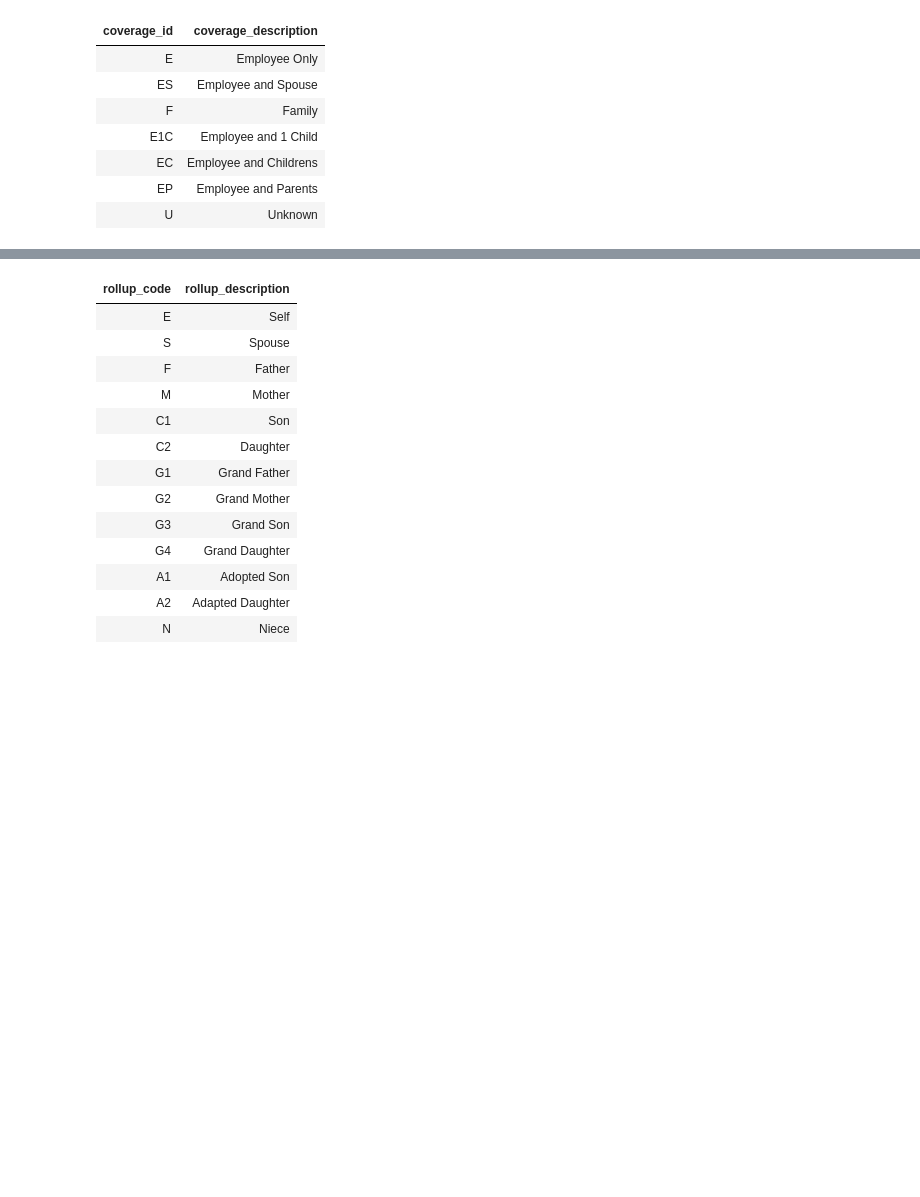
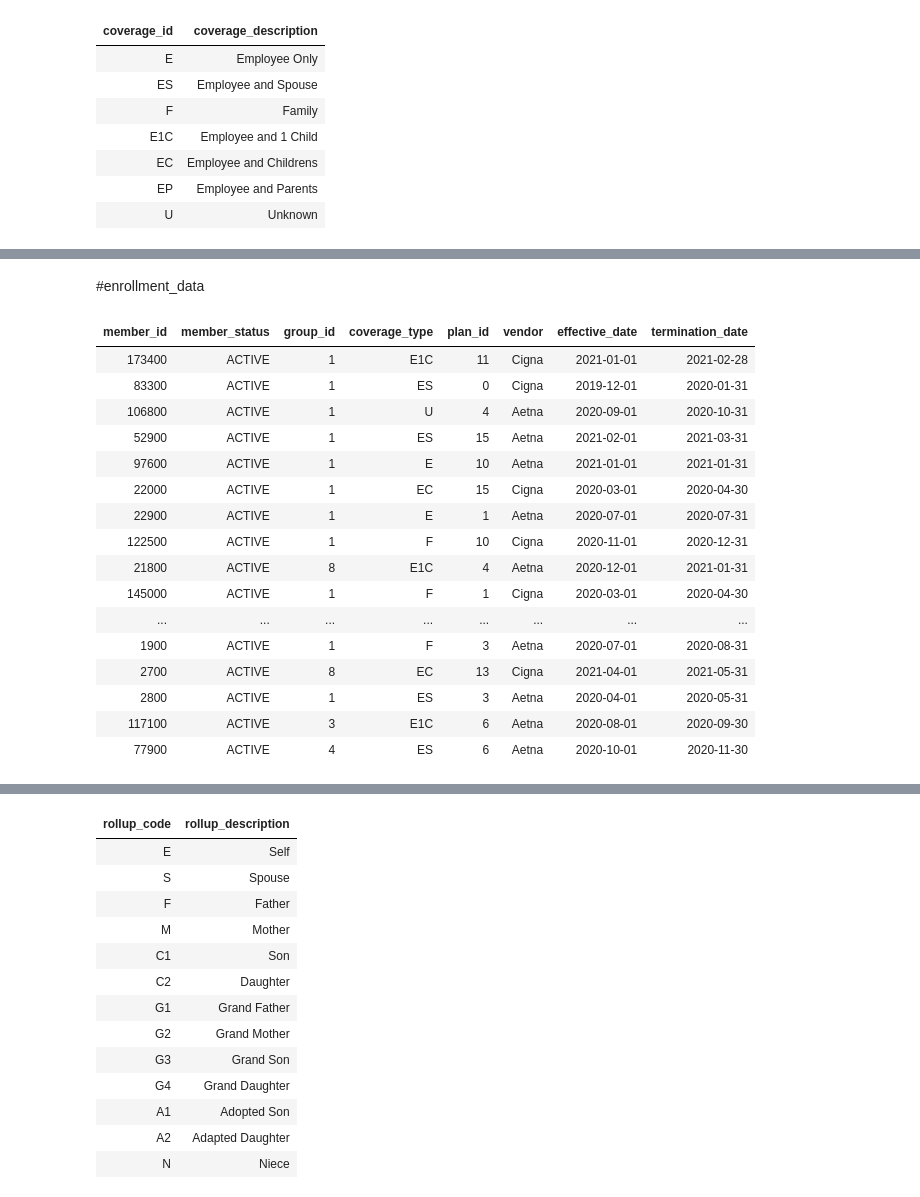
Before and after one commit to cezanekarki/Bootcamp-Tasks, a Jupyter notebook: US HealthCare Project/US_healthcare_mock_data_project.ipynb, the cells around one changed output, grey strips where cells are left out. Cells and saved outputs as stored; diff of their text form; code cells hidden in the pictures; blank space fills up the shorter version.

```diff
--- a/US HealthCare Project/US_healthcare_mock_data_project.ipynb
+++ b/US HealthCare Project/US_healthcare_mock_data_project.ipynb
@@ -83,0 +46,22 @@ group_crosswalk.show()
+# %% [markdown]
+#enrollment_data
+# %%
+display(enrollment_data)
+# %% [output]
+| member_id | member_status | group_id | coverage_type | plan_id | vendor | effective_date | termination_date |
+| 173400 | ACTIVE | 1 | E1C | 11 | Cigna | 2021-01-01 | 2021-02-28 |
+| 83300 | ACTIVE | 1 | ES | 0 | Cigna | 2019-12-01 | 2020-01-31 |
+| 106800 | ACTIVE | 1 | U | 4 | Aetna | 2020-09-01 | 2020-10-31 |
+| 52900 | ACTIVE | 1 | ES | 15 | Aetna | 2021-02-01 | 2021-03-31 |
+| 97600 | ACTIVE | 1 | E | 10 | Aetna | 2021-01-01 | 2021-01-31 |
+| 22000 | ACTIVE | 1 | EC | 15 | Cigna | 2020-03-01 | 2020-04-30 |
+| 22900 | ACTIVE | 1 | E | 1 | Aetna | 2020-07-01 | 2020-07-31 |
+| 122500 | ACTIVE | 1 | F | 10 | Cigna | 2020-11-01 | 2020-12-31 |
+| 21800 | ACTIVE | 8 | E1C | 4 | Aetna | 2020-12-01 | 2021-01-31 |
+| 145000 | ACTIVE | 1 | F | 1 | Cigna | 2020-03-01 | 2020-04-30 |
+| ... | ... | ... | ... | ... | ... | ... | ... |
+| 1900 | ACTIVE | 1 | F | 3 | Aetna | 2020-07-01 | 2020-08-31 |
+| 2700 | ACTIVE | 8 | EC | 13 | Cigna | 2021-04-01 | 2021-05-31 |
+| 2800 | ACTIVE | 1 | ES | 3 | Aetna | 2020-04-01 | 2020-05-31 |
+| 117100 | ACTIVE | 3 | E1C | 6 | Aetna | 2020-08-01 | 2020-09-30 |
+| 77900 | ACTIVE | 4 | ES | 6 | Aetna | 2020-10-01 | 2020-11-30 |
```
Also changed, not shown: parts of 27 cells of this notebook.
